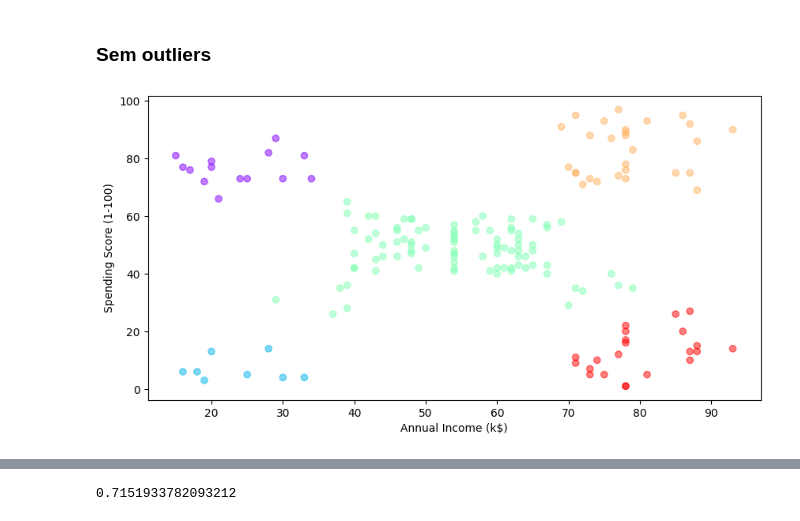
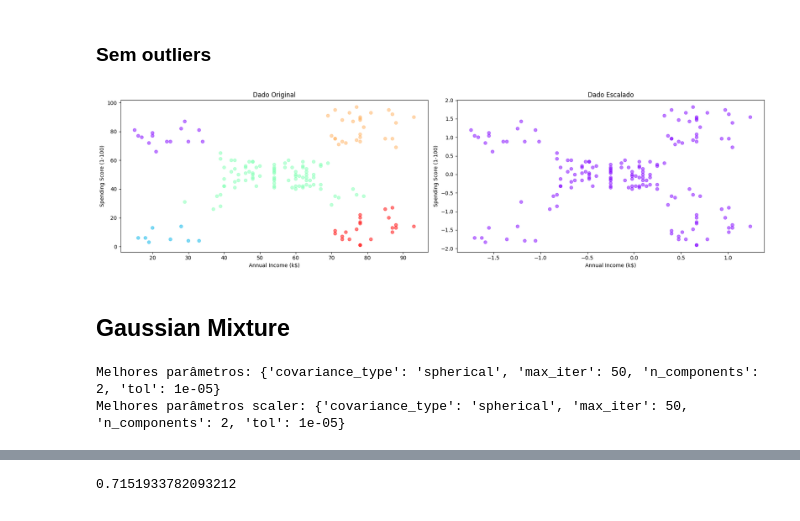
Before and after one commit to MCardosoDev/F_Clusterizacao, a Jupyter notebook: clusterizacao.ipynb, the cells around one changed output, grey strips where cells are left out. Cells and saved outputs as stored; diff of their text form; code cells hidden in the pictures.

```diff
--- a/clusterizacao.ipynb
+++ b/clusterizacao.ipynb
@@ -110,6 +111,7 @@ plt.show()
 # %% [markdown]
 ## Feature Scaling
 # %%
+X = df[['Annual Income (k$)', 'Spending Score (1-100)']]
 scaler = StandardScaler()
 scaler.fit(df[['Annual Income (k$)','Spending Score (1-100)']])
-df_scaler = scaler.transform(df[['Annual Income (k$)','Spending Score (1-100)']])
+X_scaler = scaler.transform(df[['Annual Income (k$)','Spending Score (1-100)']])
@@ -188,7 +197,6 @@ dbscan = DBSCAN(eps=10, min_samples=8, algorithm='auto')
 dbscan.fit(X)
 dbscan_labels = dbscan.labels_
 
-score = calinski_harabasz_score(X, dbscan_labels)
-print("Melhor pontuação (Calinski-Harabasz):", score)
-silhouette_avg = silhouette_score(X, dbscan_labels)
-print("Coeficiente de silhueta:", silhouette_avg)
+dbscan_scaler = DBSCAN(eps=10, min_samples=8, algorithm='auto')
+dbscan_scaler.fit(X_scaler)
+dbscan_labels_scaler = dbscan_scaler.labels_
@@ -198,8 +203,19 @@ Coeficiente de silhueta: 0.36328873885121793
 # %% [markdown]
 ### Com outliers
 # %%
+plt.subplot(1, 2, 1)
 plt.scatter(df[['Annual Income (k$)']], df[['Spending Score (1-100)']], c=dbscan_labels, alpha=0.5, cmap='rainbow')
+plt.title('Dado Original')
 plt.xlabel('Annual Income (k$)')
 plt.ylabel('Spending Score (1-100)')
+
+plt.subplot(1, 2, 2)
+plt.scatter(X_scaler[:, 0], X_scaler[:, 1], c=dbscan_labels_scaler, alpha=0.5, cmap='rainbow') # type: ignore
+plt.title('Dado Escalado')
+plt.xlabel('Annual Income (k$)')
+plt.ylabel('Spending Score (1-100)')
+
+plt.rcParams['figure.figsize'] = (18, 5)
+plt.tight_layout()
 plt.show()
 # %% [output]
@@ -208,9 +224,48 @@ plt.show()
 ### Sem outliers
 # %%
 mascara = dbscan_labels>=0
+
+plt.subplot(1, 2, 1)
 plt.scatter(df[['Annual Income (k$)']][mascara], df[['Spending Score (1-100)']][mascara], c=dbscan_labels[mascara], alpha=0.5, cmap='rainbow')
+plt.title('Dado Original')
 plt.xlabel('Annual Income (k$)')
 plt.ylabel('Spending Score (1-100)')
+
+plt.subplot(1, 2, 2)
+plt.scatter(X_scaler[:, 0][mascara], X_scaler[:, 1][mascara], c=dbscan_labels_scaler[mascara], alpha=0.5, cmap='rainbow') # type: ignore
+plt.title('Dado Escalado')
+plt.xlabel('Annual Income (k$)')
+plt.ylabel('Spending Score (1-100)')
+
+plt.rcParams['figure.figsize'] = (18, 5)
+plt.tight_layout()
 plt.show()
 # %% [output]
-[figure, old version]
+[figure, new version]
+# %% [markdown]
+## Gaussian Mixture
+# %%
+gmm = GaussianMixture(random_state=42)
+
+param_grid = {
+    'n_components': [2, 3, 4, 5],  # Teste diferentes números de componentes
+    'covariance_type': ['full', 'tied', 'diag', 'spherical'],  # Tipo de matriz de covariância
+    'max_iter': [50, 100, 200],  # Número máximo de iterações
+    'tol': [1e-3, 1e-4, 1e-5],  # Tolerância para convergência
+}
+
+grid_search = GridSearchCV(estimator=gmm, param_grid=param_grid, cv=5)
+grid_search_scaler = GridSearchCV(estimator=gmm, param_grid=param_grid, cv=5)
+grid_search.fit(X)
+grid_search_scaler.fit(X_scaler)
+
+print("Melhores parâmetros:", grid_search.best_params_)
+print("Melhores parâmetros scaler:", grid_search_scaler.best_params_)
+
+best_gmm = grid_search.best_estimator_
+best_gmm_scaler = grid_search_scaler.best_estimator_
+gmm_labels = best_gmm.predict(X)
+gmm_labels_scaler = best_gmm_scaler.predict(X_scaler)
+# %% [output]
+Melhores parâmetros: {'covariance_type': 'spherical', 'max_iter': 50, 'n_components': 2, 'tol': 1e-05}
+Melhores parâmetros scaler: {'covariance_type': 'spherical', 'max_iter': 50, 'n_components': 2, 'tol': 1e-05}
```
Also changed, not shown: parts of 34 cells of this notebook.
